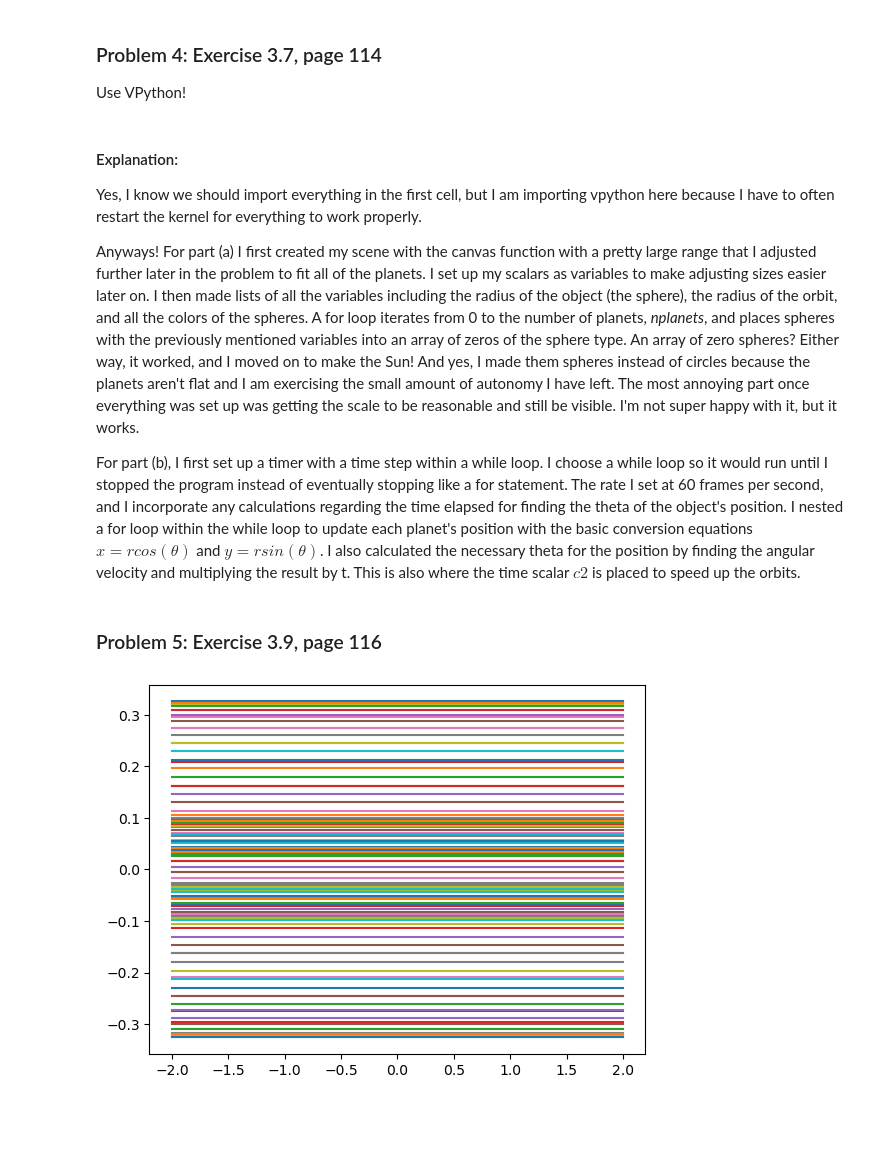
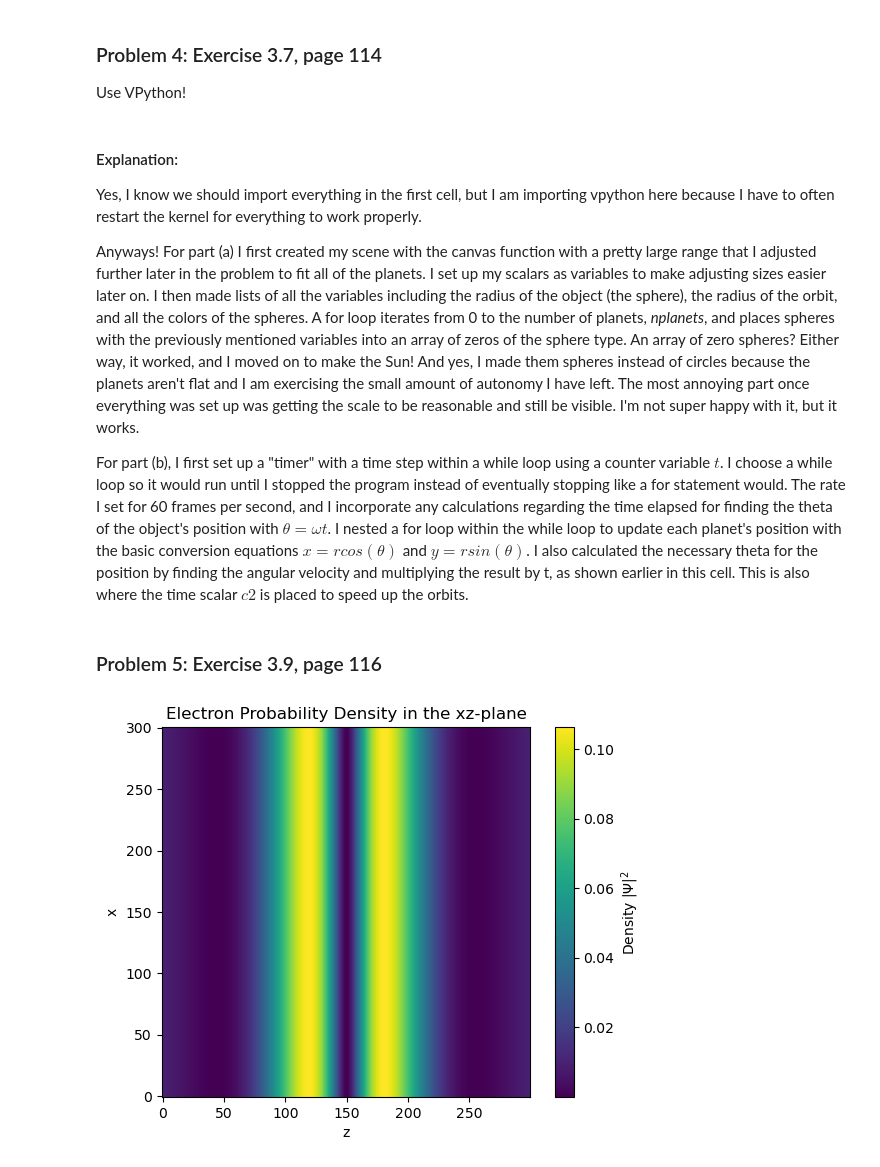
Before and after one commit to LDeGroot-Wooster/CompPhys26, a Jupyter notebook: General/Homework03_KristenTownsend.ipynb, the cells around one changed output. Saved outputs shown, nothing was run; the diff lists cells and outputs as text; code cells hidden in the pictures; blank space fills up the shorter version.

```diff
--- a/General/Homework03_KristenTownsend.ipynb
+++ b/General/Homework03_KristenTownsend.ipynb
@@ -353,7 +373,7 @@ Yes, I know we should import everything in the first cell, but I am importing vp
 
 Anyways! For part (a) I first created my scene with the canvas function with a pretty large range that I adjusted further later in the problem to fit all of the planets. I set up my scalars as variables to make adjusting sizes easier later on. I then made lists of all the variables including the radius of the object (the sphere), the radius of the orbit, and all the colors of the spheres. A for loop iterates from 0 to the number of planets, *nplanets*, and places spheres with the previously mentioned variables into an array of zeros of the sphere type. An array of zero spheres? Either way, it worked, and I moved on to make the Sun! And yes, I made them spheres instead of circles because the planets aren't flat and I am exercising the small amount of autonomy I have left. The most annoying part once everything was set up was getting the scale to be reasonable and still be visible. I'm not super happy with it, but it works.
 
-For part (b), I first set up a timer with a time step within a while loop. I choose a while loop so it would run until I stopped the program instead of eventually stopping like a for statement. The rate I set at 60 frames per second, and I incorporate any calculations regarding the time elapsed for finding the theta of the object's position. I nested a for loop within the while loop to update each planet's position with the basic conversion equations $x = r cos(\theta)$ and $y = r sin(\theta)$. I also calculated the necessary theta for the position by finding the angular velocity and multiplying the result by t. This is also where the time scalar $c2$ is placed to speed up the orbits.
+For part (b), I first set up a "timer" with a time step within a while loop using a counter variable $t$. I choose a while loop so it would run until I stopped the program instead of eventually stopping like a for statement would. The rate I set for 60 frames per second, and I incorporate any calculations regarding the time elapsed for finding the theta of the object's position with $\theta = \omega t$. I nested a for loop within the while loop to update each planet's position with the basic conversion equations $x = r cos(\theta)$ and $y = r sin(\theta)$. I also calculated the necessary theta for the position by finding the angular velocity and multiplying the result by t, as shown earlier in this cell. This is also where the time scalar $c2$ is placed to speed up the orbits.
 # %% [markdown]
 ### Problem 5: Exercise 3.9, page 116
 # %%
@@ -366,29 +386,38 @@ def elec_wave_func(x, y, z):
 # %%
 # function to return the electronic wave-function
 def elec_wave_func(x, y, z):
     r = np.sqrt(x**2 + y**2 + z**2)
     answer = z*(2-r)*np.exp(-r)
     return answer
 
 #part b
+
+#Use your function to make a density plot of the probability density abs(\Psi)^2 \
+# of the electron in the xz plane for values of x and z between -2 and 2
+
 # values of the xz plane
-x = np.linspace(-2, 2, 100)
-z = np.linspace(-2, 2, 100)
+x = np.linspace(-2, 2, 300)
+z = np.linspace(-2, 2, 300)
 
 # making arrays of the electronic wave-function
-#starting them as lists, will convert them later
-xz_density = []
+xz_waves = [] #starting them as lists, will convert them later
 
-for i in range(len(x)):
-    xz_density.append(elec_wave_func(z,0,z))
+for i in range(len(x)+1):
+    xz_waves.append(elec_wave_func(x,0,z))
 
-array_density = np.array(xz_density)
+array = np.array(xz_waves)
+array_density = array ** 2
 
-plt.plot()
 
+plt.imshow(array_density, origin='lower')
+plt.viridis()
+plt.title("Electron Probability Density in the xz-plane")
+plt.xlabel("z")
+plt.ylabel("x")
+plt.colorbar(label='Density $|\Psi|^2$')
 plt.show()
 # %% [output]
-[figure, old version]
+[figure, new version]
 # %% [markdown]
 #### Explanation:
 
```
Also changed, not shown: parts of 5 cells of this notebook, 3 other files.
